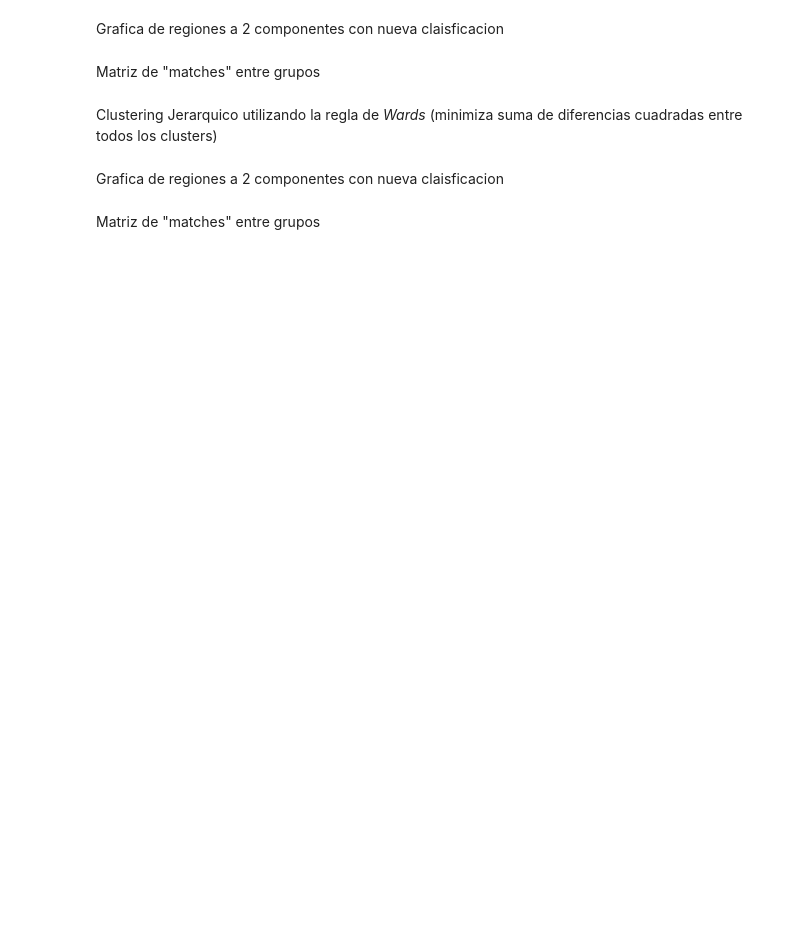
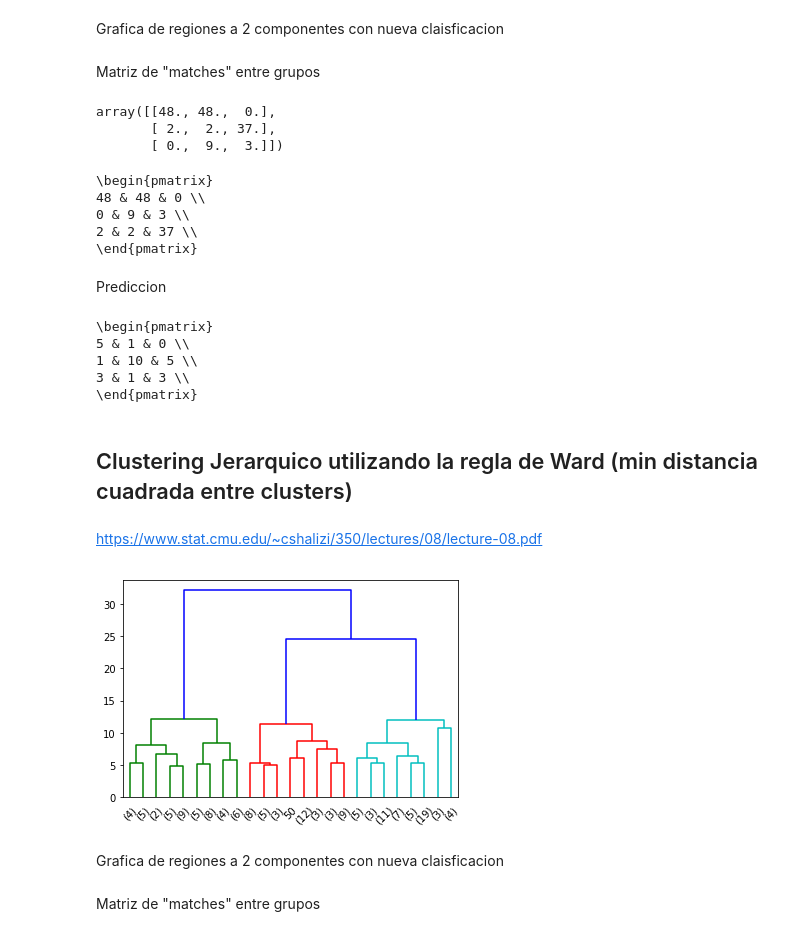
Before and after one commit to ekiMGlz/AplicadaIII, a Jupyter notebook: Clustering/bleh.ipynb, the cells around one changed output. Drawn from its saved outputs; the diff is of its cells as text; code cells hidden in the pictures; blank space fills up the shorter version.

```diff
--- a/Clustering/bleh.ipynb
+++ b/Clustering/bleh.ipynb
@@ -168,6 +143,54 @@ Grafica de regiones a 2 componentes con nueva claisficacion
 # %% [markdown]
 Matriz de "matches" entre grupos
+# %%
+M = np.zeros((3,3))
+
+for i,j in zip(complete_labels,train_labels):
+    M[i, j] += 1
+M
+# %% [output]
+array([[48., 48.,  0.],
+       [ 2.,  2., 37.],
+       [ 0.,  9.,  3.]])
+# %%
+print(ls.latexMatrix(M[[0,2,1], :], "",eq=False))
+# %% [output]
+\begin{pmatrix}
+48 & 48 & 0 \\
+0 & 9 & 3 \\
+2 & 2 & 37 \\
+\end{pmatrix}
+# %% [markdown]
+Prediccion
+# %%
+complete_test_labels = np.array([np.argmin(
+                                [max(
+                                        np.linalg.norm(x-y) for y in X_train[complete_labels == i]
+                                    ) for i in range(3)]
+                                )
+                                for x in X_test])
+M = np.zeros((3,3))
+
+for i,j in zip(complete_test_labels, test_labels):
+    M[i, j] += 1
+print(ls.latexMatrix(M[[0,2,1], :], "",eq=False))
+# %% [output]
+\begin{pmatrix}
+5 & 1 & 0 \\
+1 & 10 & 5 \\
+3 & 1 & 3 \\
+\end{pmatrix}
 # %% [markdown]
-Clustering Jerarquico utilizando la regla de *Wards* (minimiza suma de diferencias cuadradas entre todos los clusters)
+## Clustering Jerarquico utilizando la regla de Ward (min distancia cuadrada entre clusters)
+# %% [markdown]
+https://www.stat.cmu.edu/~cshalizi/350/lectures/08/lecture-08.pdf
+# %%
+# Z es una estructura de como se van juntando las cosas a cada etapa del proceso
+Z = sp.cluster.hierarchy.ward(X_train)
+# Los numeros en parentesis son el numero de nodos chiquitos que se comio esa linea
+sp.cluster.hierarchy.dendrogram(Z, 25, "lastp")
+plt.show()
+# %% [output]
+[figure, added]
 # %% [markdown]
 Grafica de regiones a 2 componentes con nueva claisficacion
```
Also changed, not shown: parts of 20 cells of this notebook.
